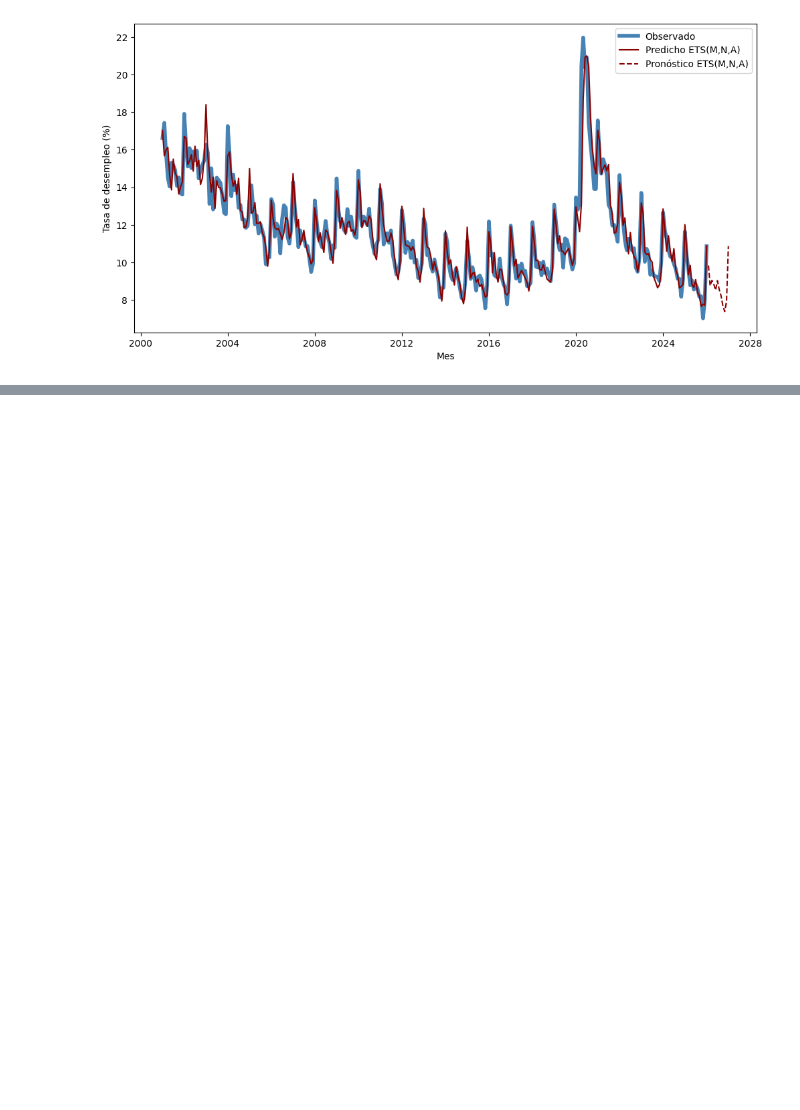
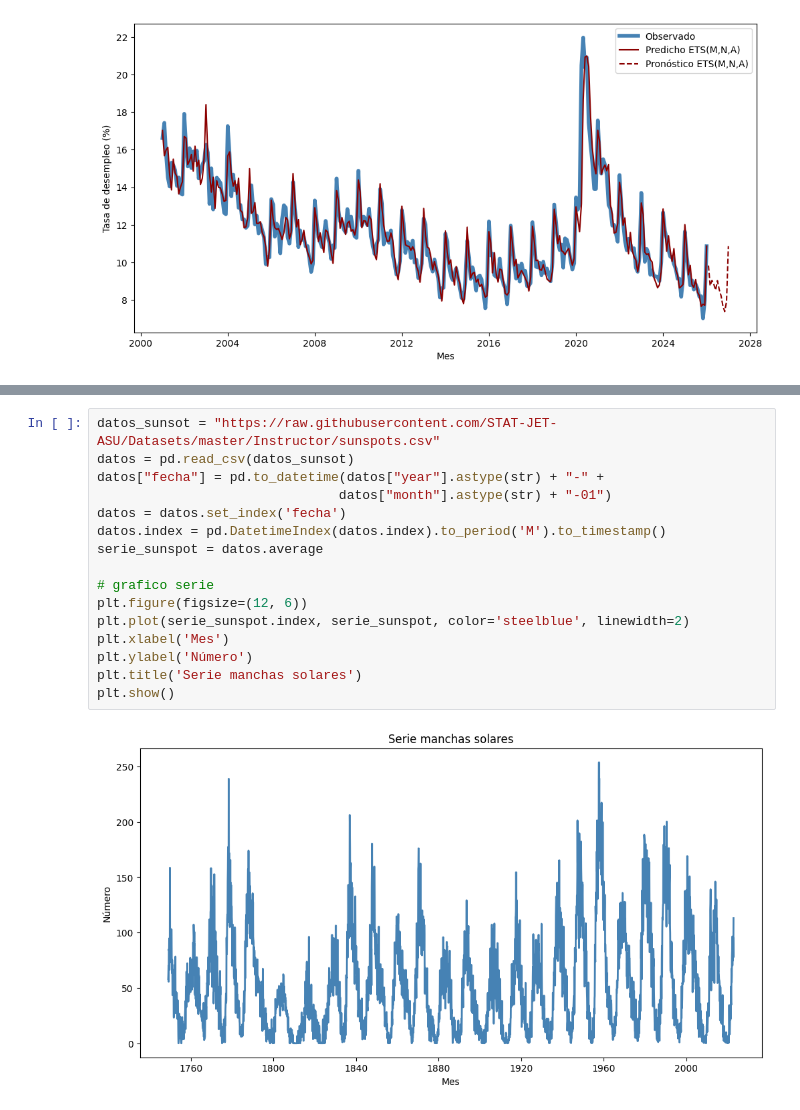
Before and after one commit to fersalme/regresion-lineal-series-tiempo, a Jupyter notebook: 05-suavizacion-pronostico/01-ejercicios-ETS-Python.ipynb, the cells around one changed output, grey strips where cells are left out. Drawn from its saved outputs; the diff is of its cells as text; blank space fills up the shorter version.

```diff
--- a/05-suavizacion-pronostico/01-ejercicios-ETS-Python.ipynb
+++ b/05-suavizacion-pronostico/01-ejercicios-ETS-Python.ipynb
@@ -562,0 +577,18 @@ plt.show()
+# %%
+datos_sunsot = "https://raw.githubusercontent.com/STAT-JET-ASU/Datasets/master/Instructor/sunspots.csv"
+datos = pd.read_csv(datos_sunsot)
+datos["fecha"] = pd.to_datetime(datos["year"].astype(str) + "-" +
+                               datos["month"].astype(str) + "-01")
+datos = datos.set_index('fecha')
+datos.index = pd.DatetimeIndex(datos.index).to_period('M').to_timestamp()
+serie_sunspot = datos.average
+
+# grafico serie
+plt.figure(figsize=(12, 6))
+plt.plot(serie_sunspot.index, serie_sunspot, color='steelblue', linewidth=2)
+plt.xlabel('Mes')
+plt.ylabel('Número')
+plt.title('Serie manchas solares')
+plt.show()
+# %% [output]
+[figure, added]
```
Also changed, not shown: parts of 6 cells of this notebook.
